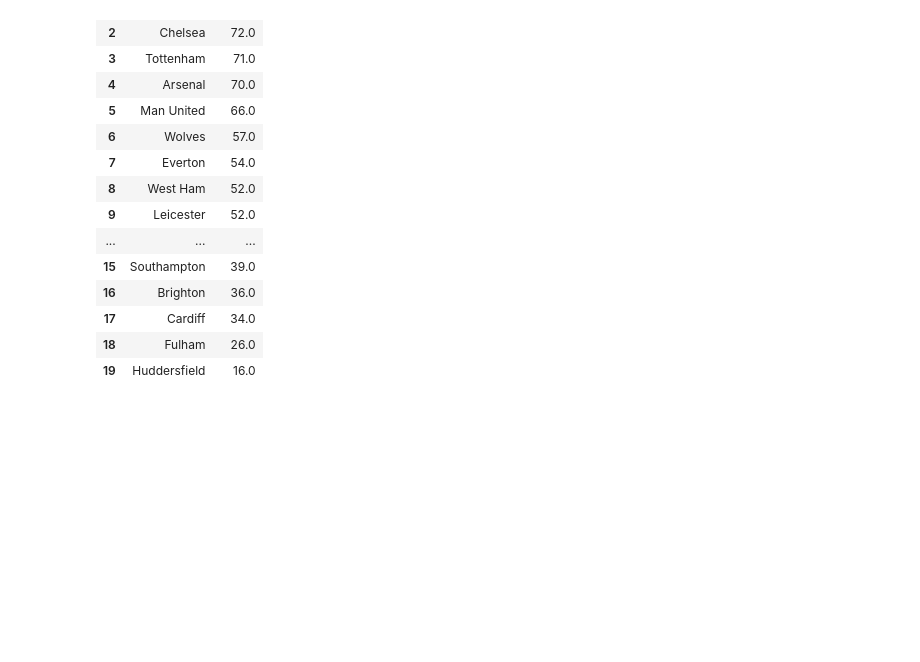
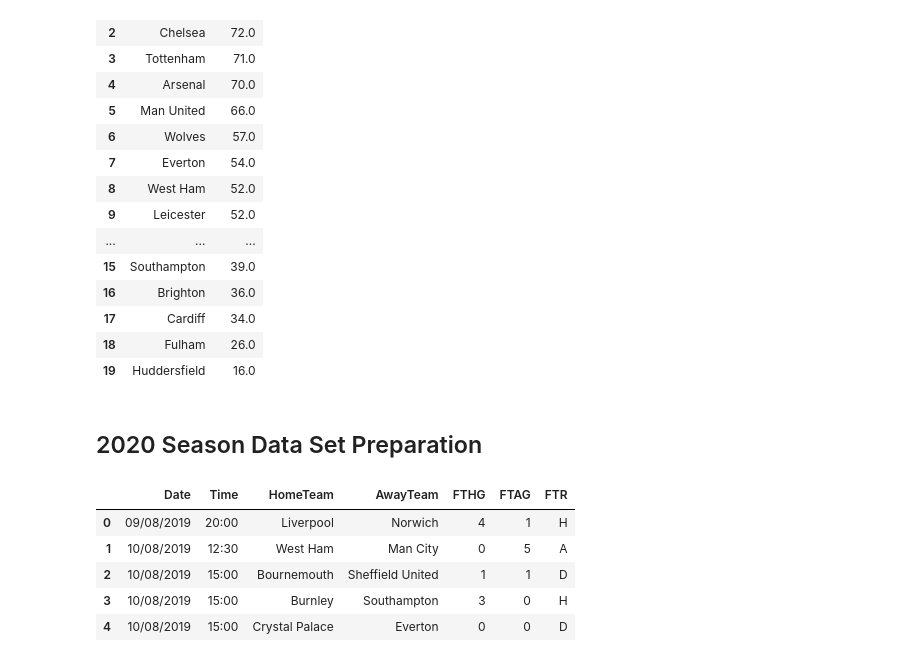
Before and after one commit to EstherOgutu/Premier-League-Prediction-Group-3-, a Jupyter notebook: Premier_League_Prediction.ipynb, the cells around one changed output. Saved outputs shown, nothing was run; the diff lists cells and outputs as text; code cells hidden in the pictures; blank space fills up the shorter version.

```diff
--- a/Premier_League_Prediction.ipynb
+++ b/Premier_League_Prediction.ipynb
@@ -1463,3 +1417,16 @@ df_epltable19.head(20)
 | 17 | Cardiff | 34.0 |
 | 18 | Fulham | 26.0 |
 | 19 | Huddersfield | 16.0 |
+# %% [markdown]
+## 2020 Season Data Set Preparation
+# %%
+season20.drop(['Div', 'HTHG', 'HTAG', 'HTR', 'Referee', 'HS', 'AS', 'HST', 'AST', 'HF', 'AF', 'HC', 'AC', 'HY', 'AY', 'HR'], axis=1, inplace=True)
+
+season20.head()
+# %% [output]
+|  | Date | Time | HomeTeam | AwayTeam | FTHG | FTAG | FTR |
+| 0 | 09/08/2019 | 20:00 | Liverpool | Norwich | 4 | 1 | H |
+| 1 | 10/08/2019 | 12:30 | West Ham | Man City | 0 | 5 | A |
+| 2 | 10/08/2019 | 15:00 | Bournemouth | Sheffield United | 1 | 1 | D |
+| 3 | 10/08/2019 | 15:00 | Burnley | Southampton | 3 | 0 | H |
+| 4 | 10/08/2019 | 15:00 | Crystal Palace | Everton | 0 | 0 | D |
```
Also changed, not shown: parts of 27 cells of this notebook.
